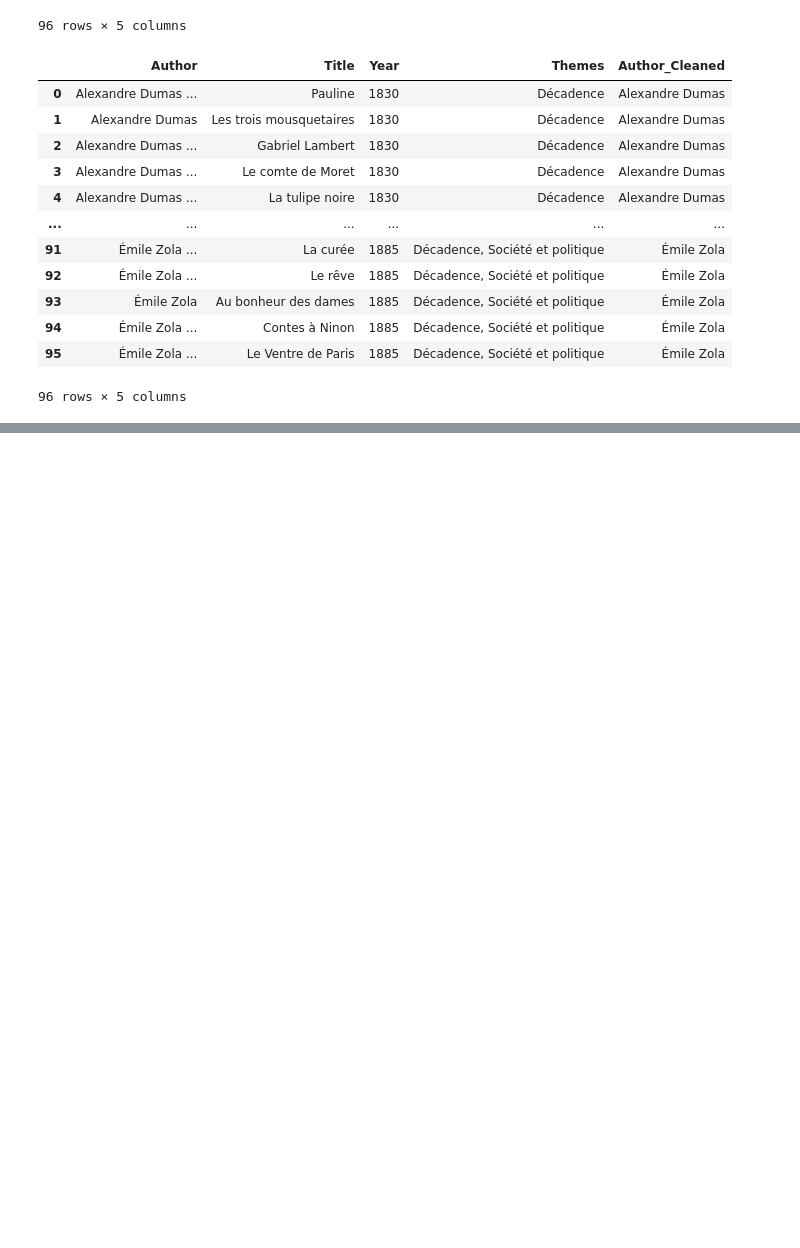
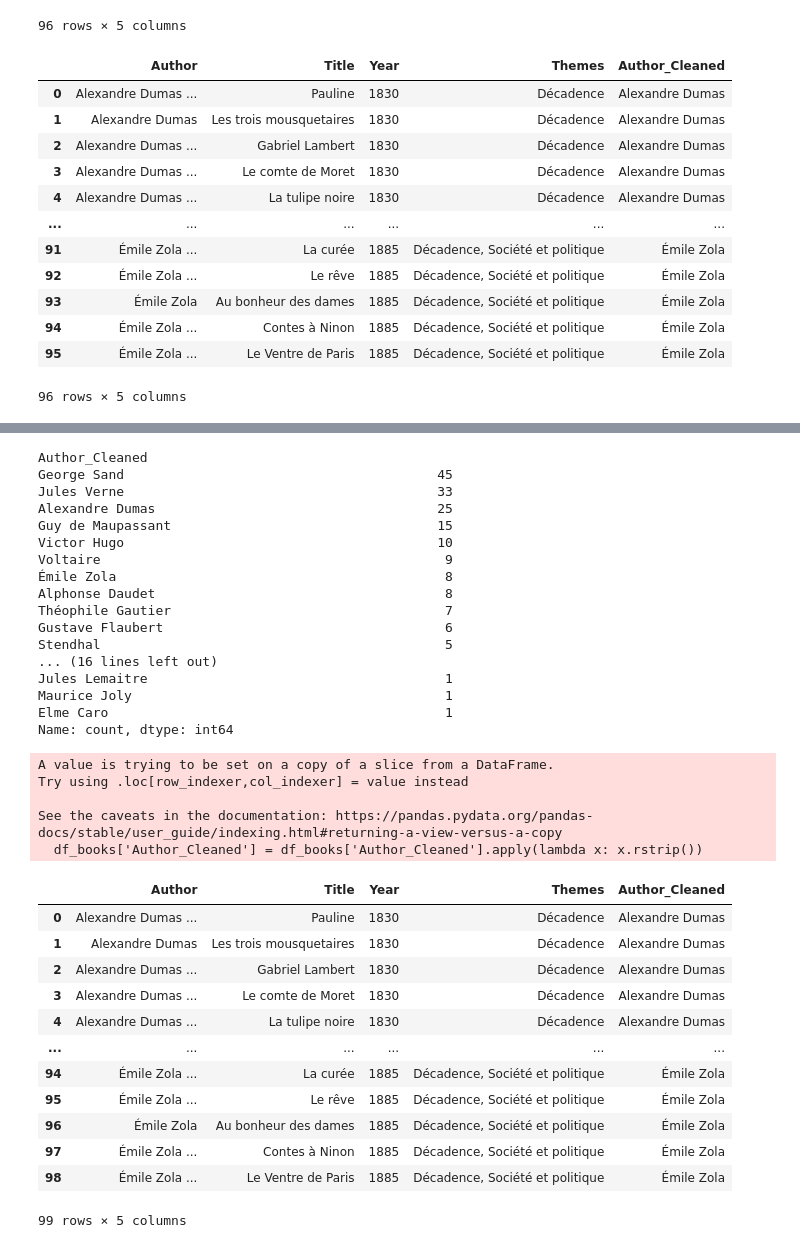
Before and after one commit to lucas-cumunel/libroguessr, a Jupyter notebook: API_Df.ipynb, the cells around one changed output, grey strips where cells are left out. Drawn from its saved outputs; the diff is of its cells as text; code cells hidden in the pictures; blank space fills up the shorter version.

```diff
--- a/API_Df.ipynb
+++ b/API_Df.ipynb
@@ -1383,0 +1365,3 @@ df_books_merged
+# %%
+df_books = pd.read_csv('mapping1')
+df_books
@@ -1383,0 +1382,3 @@ df_books_merged
+# %%
+df_books['Author_Cleaned'] = df_books['Author'].apply(lambda x: x.rstrip())
+df_books
@@ -1383,0 +1399,68 @@ df_books_merged
+# %%
+# Comme La Comédie humaine est l'oeuvre de Balzac est non pas un livre, on le retire de la base de données
+df_books = df_books[df_books['Author_Cleaned'] != "Honoré de Balzac"]
+df_books['Author_Cleaned'] = df_books['Author_Cleaned'].apply(lambda x: x.rstrip())
+# Supprimer les lignes où le titre commence par 'Œuvres complètes'
+df_books = df_books[~df_books['Title'].str.startswith(('Œuvres complètes', 'Œuvres', 'Oeuvres', 'Poésies Complètes', 'Ouvres'))]
+df_books = df_books[df_books['Year'] < 1900]
+df_books = remove_similar_books_from_df(df_books)
+df_books['Title'] = df_books['Title'].apply(lambda x: x.split('.')[0])
+df_books = df_books.drop_duplicates(subset='Title')
+df_books = df_books[df_books['Title'] != 'Le Rhin I']
+df_books = df_books[~df_books['Title'].str.contains('\?', regex=True)]
+df_books['Title'] = df_books['Title'].apply(lambda x: x.split(' of')[0])
+df_books = df_books[df_books['Title'] != 'Nouveaux Contes à Ninon']
+
+
+# Étape 1: Compter le nombre de livres par auteur
+author_counts = df_books['Author_Cleaned'].value_counts()
+print(author_counts) ####### TODO on remarque que Sand a 48 livres dans le DF soit biais
+# Étape 2: Filtrer les auteurs ayant plus de 2 livres
+authors_with_more_than_two_books = author_counts[author_counts > 2].index
+
+# Étape 3: Filtrer et garder les 2 premiers livres par auteur
+df_books = (
+    df_books[df_books['Author_Cleaned'].isin(authors_with_more_than_two_books)]
+    .sort_values(['Author_Cleaned', 'Year'])  # Trier par auteur et par année ou autre critère
+    .groupby('Author_Cleaned')
+    .head(10)  # Garder les 10 premiers par groupe
+)
+df_books.reset_index(drop=True, inplace=True)
+
+df_books
+# %% [output]
+Author_Cleaned
+George Sand                                        45
+Jules Verne                                        33
+Alexandre Dumas                                    25
+Guy de Maupassant                                  15
+Victor Hugo                                        10
+Voltaire                                            9
+Émile Zola                                          8
+Alphonse Daudet                                     8
+Théophile Gautier                                   7
+Gustave Flaubert                                    6
+Stendhal                                            5
+... (16 lines left out)
+Jules Lemaitre                                      1
+Maurice Joly                                        1
+Elme Caro                                           1
+Name: count, dtype: int64
+A value is trying to be set on a copy of a slice from a DataFrame.
+Try using .loc[row_indexer,col_indexer] = value instead
+
+See the caveats in the documentation: https://pandas.pydata.org/pandas-docs/stable/user_guide/indexing.html#returning-a-view-versus-a-copy
+  df_books['Author_Cleaned'] = df_books['Author_Cleaned'].apply(lambda x: x.rstrip())
+|  | Author | Title | Year | Themes | Author_Cleaned |
+| 0 | Alexandre Dumas ... | Pauline | 1830 | Décadence | Alexandre Dumas |
+| 1 | Alexandre Dumas | Les trois mousquetaires | 1830 | Décadence | Alexandre Dumas |
+| 2 | Alexandre Dumas ... | Gabriel Lambert | 1830 | Décadence | Alexandre Dumas |
+| 3 | Alexandre Dumas ... | Le comte de Moret | 1830 | Décadence | Alexandre Dumas |
+| 4 | Alexandre Dumas ... | La tulipe noire | 1830 | Décadence | Alexandre Dumas |
+| ... | ... | ... | ... | ... | ... |
+| 94 | Émile Zola ... | La curée | 1885 | Décadence, Société et politique | Émile Zola |
+| 95 | Émile Zola ... | Le rêve | 1885 | Décadence, Société et politique | Émile Zola |
+| 96 | Émile Zola | Au bonheur des dames | 1885 | Décadence, Société et politique | Émile Zola |
+| 97 | Émile Zola ... | Contes à Ninon | 1885 | Décadence, Société et politique | Émile Zola |
+| 98 | Émile Zola ... | Le Ventre de Paris | 1885 | Décadence, Société et politique | Émile Zola |
+99 rows × 5 columns
```
Also changed, not shown: parts of 6 cells of this notebook, 1 other file.
